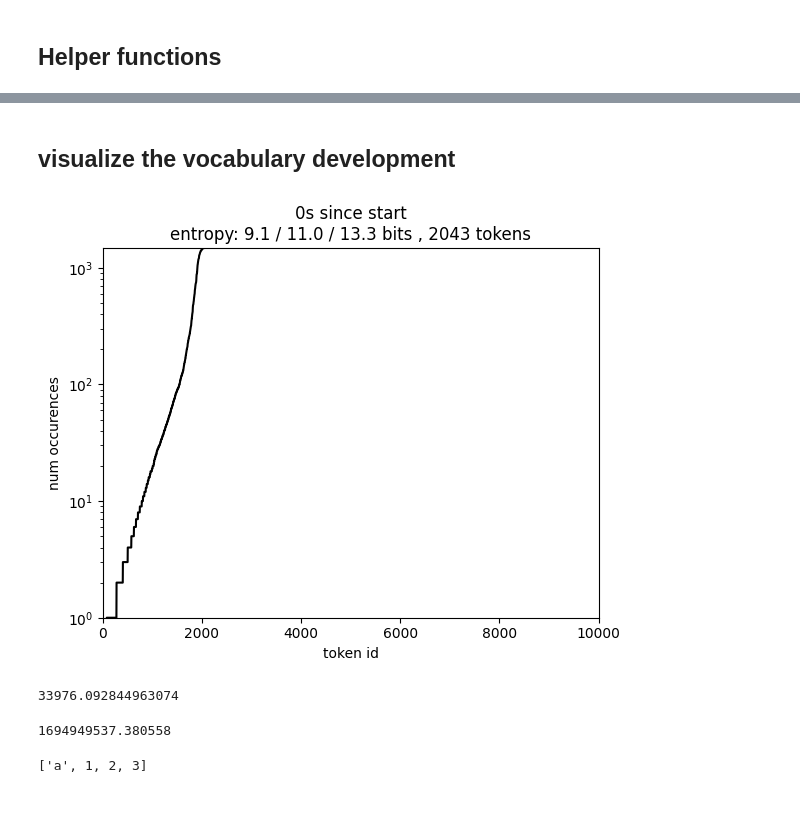
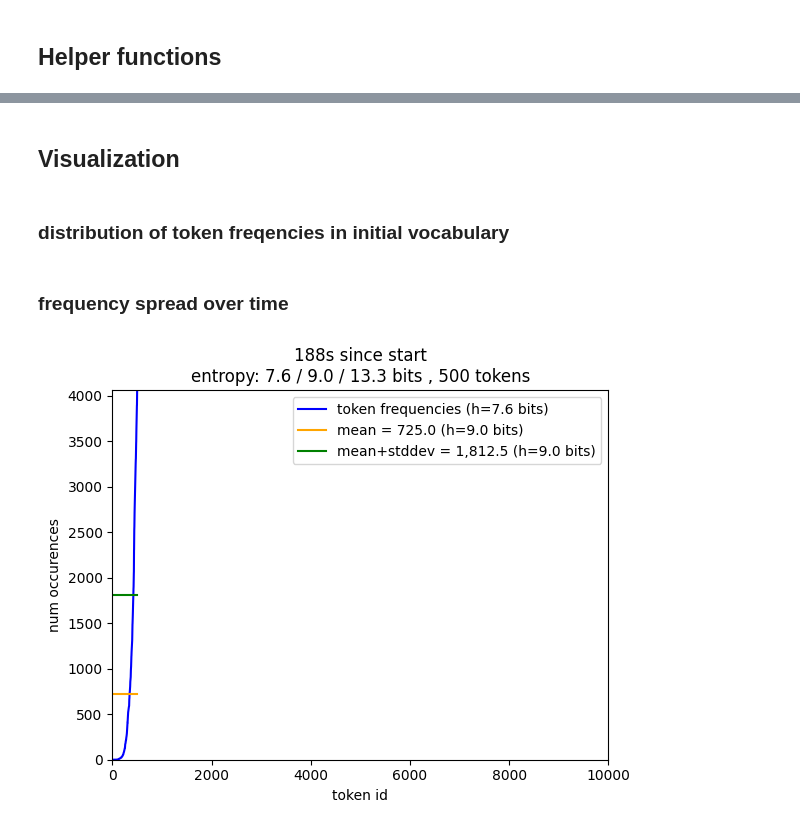
Before and after one commit to aletheap/tokenizer, a Jupyter notebook: test.ipynb, the cells around one changed output, grey strips where cells are left out. Drawn from its saved outputs; the diff is of its cells as text; code cells hidden in the pictures; blank space fills up the shorter version.

```diff
--- a/test.ipynb
+++ b/test.ipynb
@@ -68,0 +36,7 @@ assert len(ds) == max_examples, f"expected {max_examples} examples, got {len(ds)
+# %%
+MAX_VOCAB_SIZE: int = 10_000  # maximum size of vocab
+MAX_TOKEN_LEN: int = 40  # maximum length of token
+RANDOM_SEED = 42
+MAX_DATASET_EXAMPLES = 100 # 36_718
+
+MAX_ENTROPY = float(np.log2(MAX_VOCAB_SIZE))
@@ -191,0 +191,3 @@ raw_freqs_cache.update(get_freqs([t1+t2 for t1 in vocab for t2 in vocab], progre
+# %%
+vocab = Counter({bytes([i]): FREQS_CACHE.get(bytes([i]), 0) for i in range(256)})
+vocab.most_common(3)
@@ -279,8 +290,9 @@ AttributeError: 'int' object has no attribute 'write'
 # %%
-
-with open(vocab_file, 'w') as f:
+with open("vocab.txt", 'w') as f:
     f.write("id, token, freq\n")
     for i, (t, fr) in enumerate(vocab.most_common()):
         f.write(f"{i}, {repr(t)}, {fr}\n")
-# %% [markdown]
-## visualize the vocabulary development
+# %% [markdown]
+## Visualization
+# %% [markdown]
+### distribution of token freqencies in initial vocabulary
@@ -287,3 +336,5 @@ with open(vocab_file, 'w') as f:
+# %% [markdown]
+### frequency spread over time
 # %%
 # https://stackoverflow.com/questions/9401658/how-to-animate-a-scatter-plot
 import matplotlib.animation as animation
@@ -299,52 +350,60 @@ class Animated(object):
         self.t0 = x_time[0]
 
         # Setup the figure and axes...
         self.fig, self.ax = plt.subplots()
         # Then setup FuncAnimation.
         self.ani = animation.FuncAnimation(self.fig, self.update, interval=5,
                                           save_count=len(self.x_time), blit=True) # init_func=self.update,
 
     def data_stream(self):
         for t_raw, y_raw in tqdm(zip(self.x_time, self.y_freqs), total=len(self.x_time), desc="generating data stream", unit="frame", leave=True):
             #t = time.strftime('%Y-%m-%d @ %I:%M:%S %Z', time.gmtime(t_raw)) # + str(t_raw % 60)
             t = round(t_raw - self.t0)
-            y = sorted(y_raw)
+            y = np.array(sorted(y_raw))
             x = np.arange(len(y))
             yield (t, x, y)
 
     def update(self, i=0):
         try:
             t, x, y = next(self.stream)
         except StopIteration:
             return []
         for line in self.ax.lines:
             line.remove()
-        self.plot = self.ax.plot(x, y, color='black')
-        self.ax.set_title(f"{t}s since start\nentropy: {entropy(y):.01f} / {np.log2(len(y)):.01f} / {max_entropy:.01f} bits , {len(y)} tokens")
+
+        ymean = y.mean()
+        ystd = y.std()
+        ideal_y = ymean * np.ones(len(y))
+
+        log = False
+        plots = []
+        pl, = self.ax.plot(x, y, color='blue', label=f'token frequencies (h={entropy(y):.01f} bits)')
+        plots.append(pl)
+        pl, = self.ax.plot(x, ideal_y, color='orange', label=f'mean = {ymean:,.1f} (h={np.log2(len(y)):.1f} bits)')
+        plots.append(pl)
+        pl, = self.ax.plot(x, ideal_y + ystd, color='green', label=f'mean+stddev = {ymean+ystd:,.1f} (h={np.log2(len(y)):.1f} bits)')
+        plots.append(pl)
+        if ymean - ystd > 0:
+            pl, = self.ax.plot(x, ideal_y - ystd, color='green', label=f'mean-stddev = {ymean-ystd:,.1f} (h={np.log2(len(y)):.1f} bits)')
+            plots.append(pl)
+        self.ax.set_title(f"{int(time.time()-x_time[0]):,}s since start\nentropy: {entropy(y):.01f} / {np.log2(len(y)):.01f} / {MAX_ENTROPY:.01f} bits , {len(y)} tokens")
         self.ax.set_ylabel('num occurences')
         self.ax.set_xlabel('token id')
-        #self.ax.set_yscale('log')
-        #self.ax.set_xscale('log')
-        #self.ax.set_ylim(0, max(y))
-        self.ax.set_xlim(0, max_vocab_size)
-        self.ax.set_ylim(self.ymin, self.ymax)
-        #plt.show()
-        return self.plot
+        if log:
+            self.ax.set_yscale('log')
+        self.ax.set_xlim(0, MAX_VOCAB_SIZE)
+        if log:
+            self.ax.set_ylim(.9, max(y_freqs[0]))
+        else:
+            self.ax.set_ylim(0, max(y))
+        self.ax.legend()
+        return plots
 
 
-framerate = 120
+framerate = 8
 a = Animated(x_time, y_freqs, framerate)
 plt.show()
-a.ani.save('test.mp4', fps=120, extra_args=['-vcodec', 'libx264'])
+a.ani.save('test.mp4', fps=framerate, extra_args=['-vcodec', 'libx264'])
 #a.ani.save('test.gif', fps=30)
 # %% [output]
-[figure, old version]
+[figure, new version]
-# %%
-x_time[-1] - x_time[0]
-# %% [output]
-33976.092844963074
-# %%
-new_start = x_time[0] - (((len(y_freqs[-1]) - len(y_freqs[0])) / (x_time[-1] - x_time[0]) ) * (len(y_freqs[0])-365))
-new_start
-# %% [output]
-1694949537.380558
@@ -353,6 +409,0 @@ init_vocab = make_inital_vocab()
-# %%
-L = [1,2,3]
-L.insert(0, 'a')
-L
-# %% [output]
-['a', 1, 2, 3]
```
Also changed, not shown: parts of 33 cells of this notebook.
